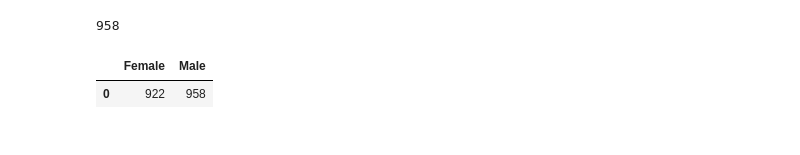
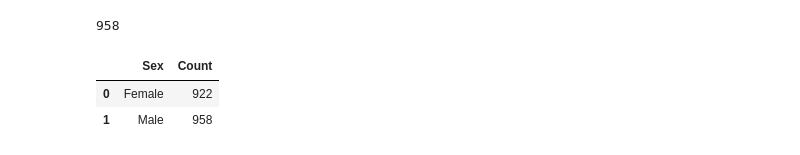
Before and after one commit to mel-c-lowe/MatPlotLib_Homework_05, a Jupyter notebook: Pymaceuticals.ipynb, the cells around one changed output. Cells and saved outputs as stored; diff of their text form; code cells hidden in the pictures.

Commit message:
Ok, dataframe reset to work, inching forward with nicing up the pie chart with df.plot.pie

```diff
--- a/Pymaceuticals.ipynb
+++ b/Pymaceuticals.ipynb
@@ -204,13 +204,14 @@ male_mice_count
 # %%
 # Make a stupid dataframe
 gender_df = pd.DataFrame({
-    "Female": [female_mice_count],
-    "Male": [male_mice_count]
+    "Sex": ["Female", "Male"],
+    "Count": [female_mice_count, male_mice_count]
 })
 gender_df
 # %% [output]
-|  | Female | Male |
-| 0 | 922 | 958 |
+|  | Sex | Count |
+| 0 | Female | 922 |
+| 1 | Male | 958 |
 # %%
 # Make a pie chart
 
```
Also changed, not shown: parts of 1 cell of this notebook.
